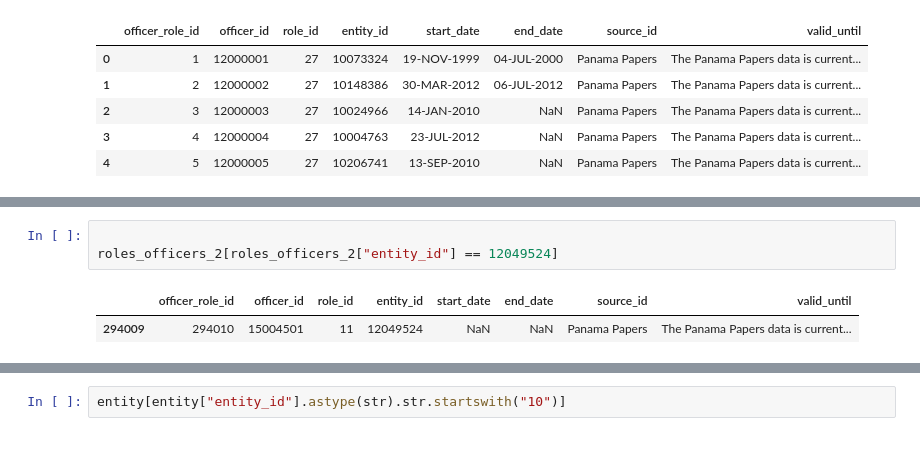
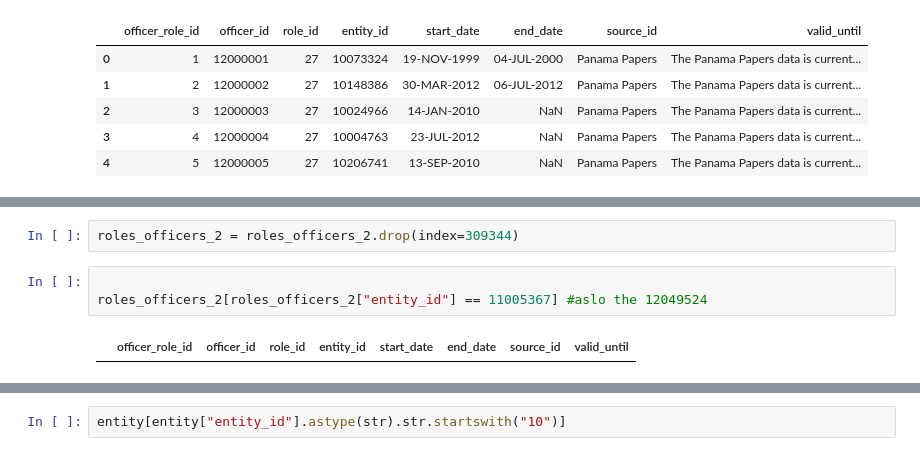
Before and after one commit to dimcel/Panama_papers_SQL, a Jupyter notebook: project.ipynb, the cells around one changed output, grey strips where cells are left out. Cells and saved outputs as stored; diff of their text form.

Commit message:
added the roles_officers,still some questions for data

```diff
--- a/project.ipynb
+++ b/project.ipynb
@@ -808,6 +805,7 @@ DETAIL:  Key (entity_id)=(12049524) is not present in table "entities_2325".
+# %%
+roles_officers_2 = roles_officers_2.drop(index=309344)
 # %%
 
-roles_officers_2[roles_officers_2["entity_id"] == 12049524]
+roles_officers_2[roles_officers_2["entity_id"] == 11005367] #aslo the 12049524
 # %% [output]
 |  | officer_role_id | officer_id | role_id | entity_id | start_date | end_date | source_id | valid_until |
-| 294009 | 294010 | 15004501 | 11 | 12049524 | NaN | NaN | Panama Papers | The Panama Papers data is current... |
```
Also changed, not shown: parts of 15 cells of this notebook, 1 other file.
